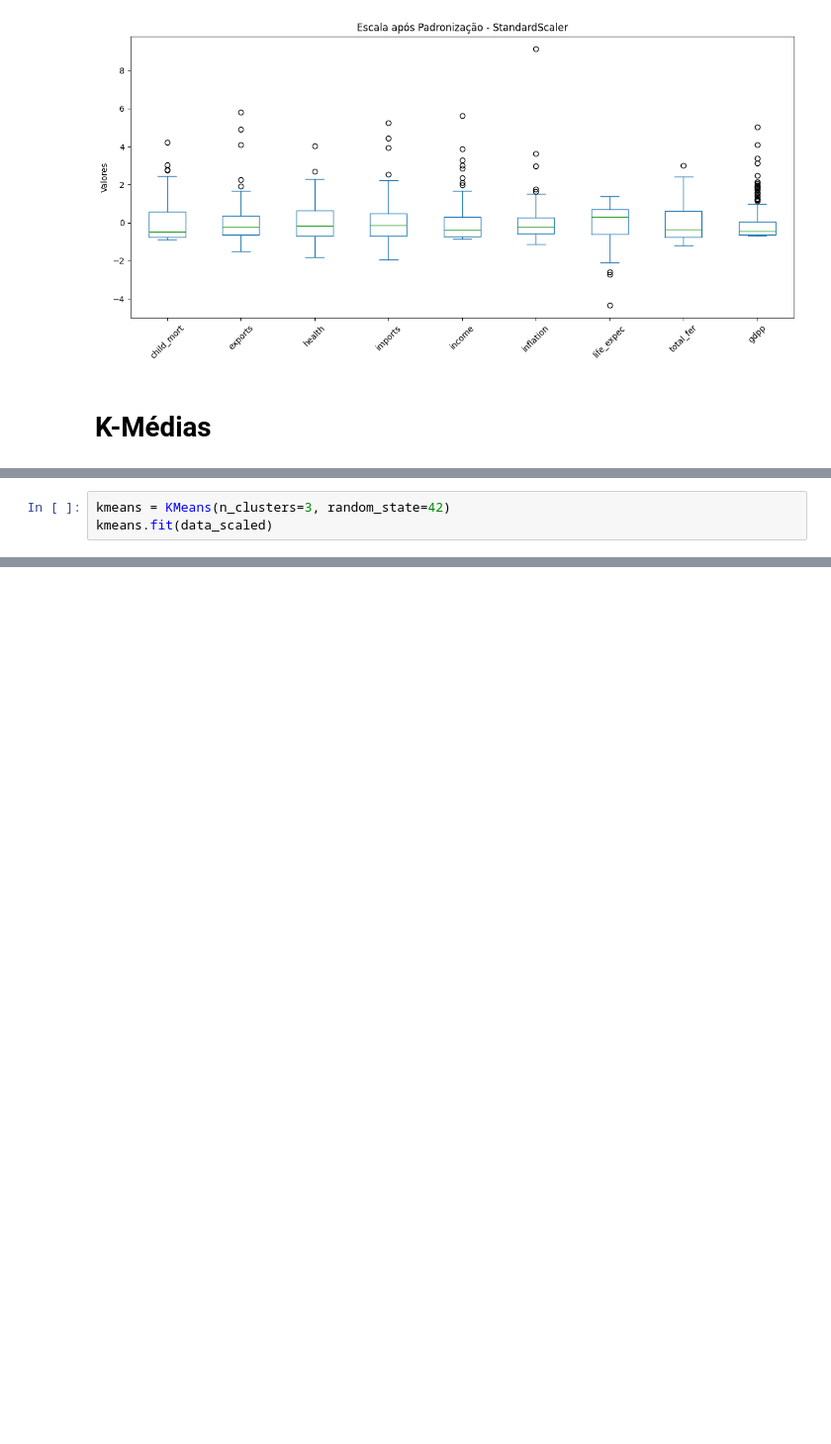
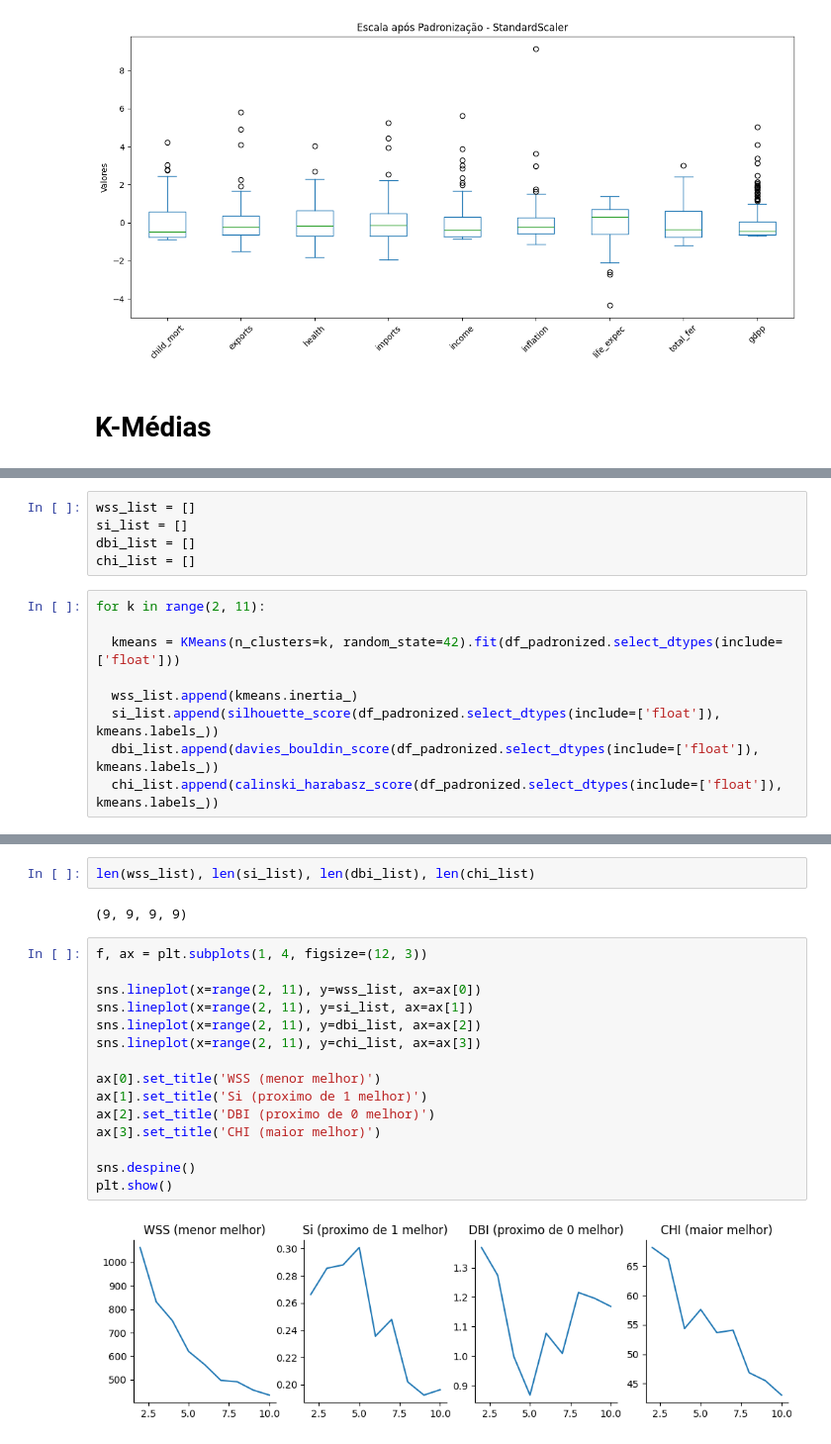
Before and after one commit to carolsouza/pd-clusterizacao, a Jupyter notebook: pd-clusterizacao-validacao-25E4_3.ipynb, the cells around one changed output, grey strips where cells are left out. Shown at 99% size. Saved outputs shown, nothing was run; the diff lists cells and outputs as text; blank space fills up the shorter version.

Commit message:
kmeans validation

```diff
--- a/pd-clusterizacao-validacao-25E4_3.ipynb
+++ b/pd-clusterizacao-validacao-25E4_3.ipynb
@@ -184,3 +183,14 @@ from sklearn.cluster import KMeans
+# %%
+wss_list = []
+si_list = []
+dbi_list = []
+chi_list = []
 # %%
-kmeans = KMeans(n_clusters=3, random_state=42)
-kmeans.fit(data_scaled)
+for k in range(2, 11):
+
+  kmeans = KMeans(n_clusters=k, random_state=42).fit(df_padronized.select_dtypes(include=['float']))
+
+  wss_list.append(kmeans.inertia_)
+  si_list.append(silhouette_score(df_padronized.select_dtypes(include=['float']), kmeans.labels_))
+  dbi_list.append(davies_bouldin_score(df_padronized.select_dtypes(include=['float']), kmeans.labels_))
+  chi_list.append(calinski_harabasz_score(df_padronized.select_dtypes(include=['float']), kmeans.labels_))
@@ -297,0 +197,21 @@ dtype: float64
+# %%
+len(wss_list), len(si_list), len(dbi_list), len(chi_list)
+# %% [output]
+(9, 9, 9, 9)
+# %%
+f, ax = plt.subplots(1, 4, figsize=(12, 3))
+
+sns.lineplot(x=range(2, 11), y=wss_list, ax=ax[0])
+sns.lineplot(x=range(2, 11), y=si_list, ax=ax[1])
+sns.lineplot(x=range(2, 11), y=dbi_list, ax=ax[2])
+sns.lineplot(x=range(2, 11), y=chi_list, ax=ax[3])
+
+ax[0].set_title('WSS (menor melhor)')
+ax[1].set_title('Si (proximo de 1 melhor)')
+ax[2].set_title('DBI (proximo de 0 melhor)')
+ax[3].set_title('CHI (maior melhor)')
+
+sns.despine()
+plt.show()
+# %% [output]
+[figure, added]
```
Also changed, not shown: parts of 14 cells of this notebook.
